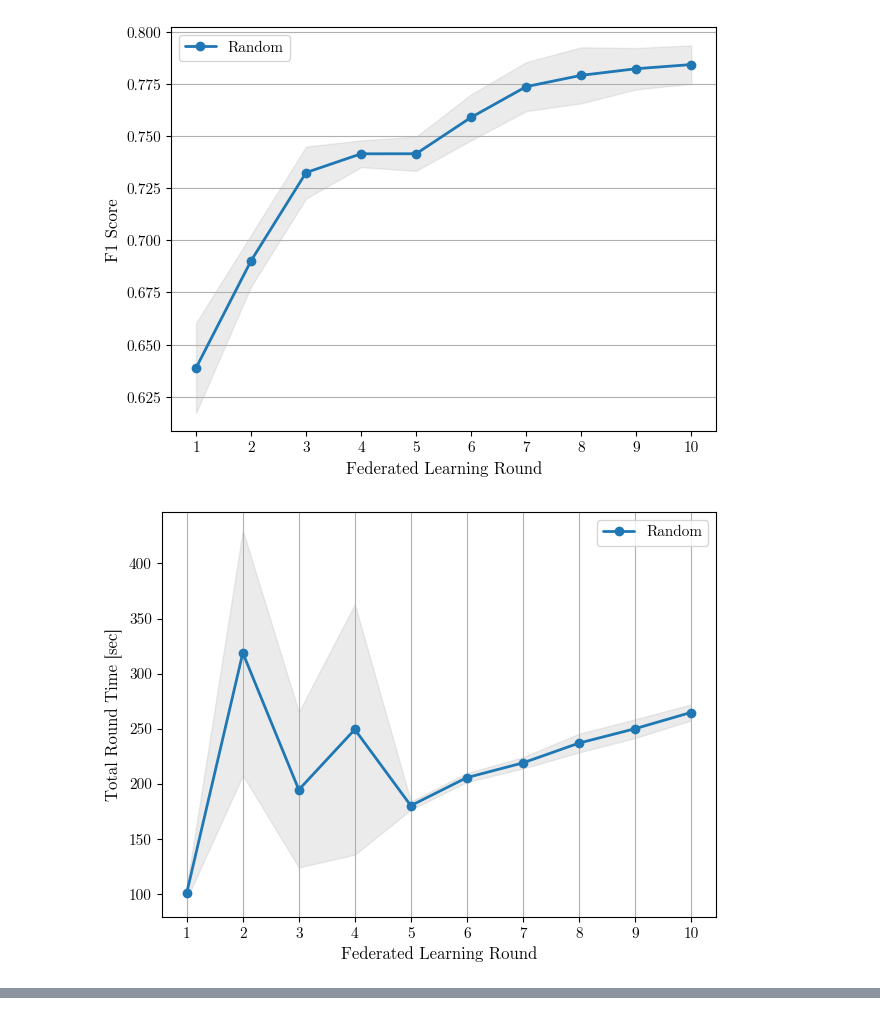
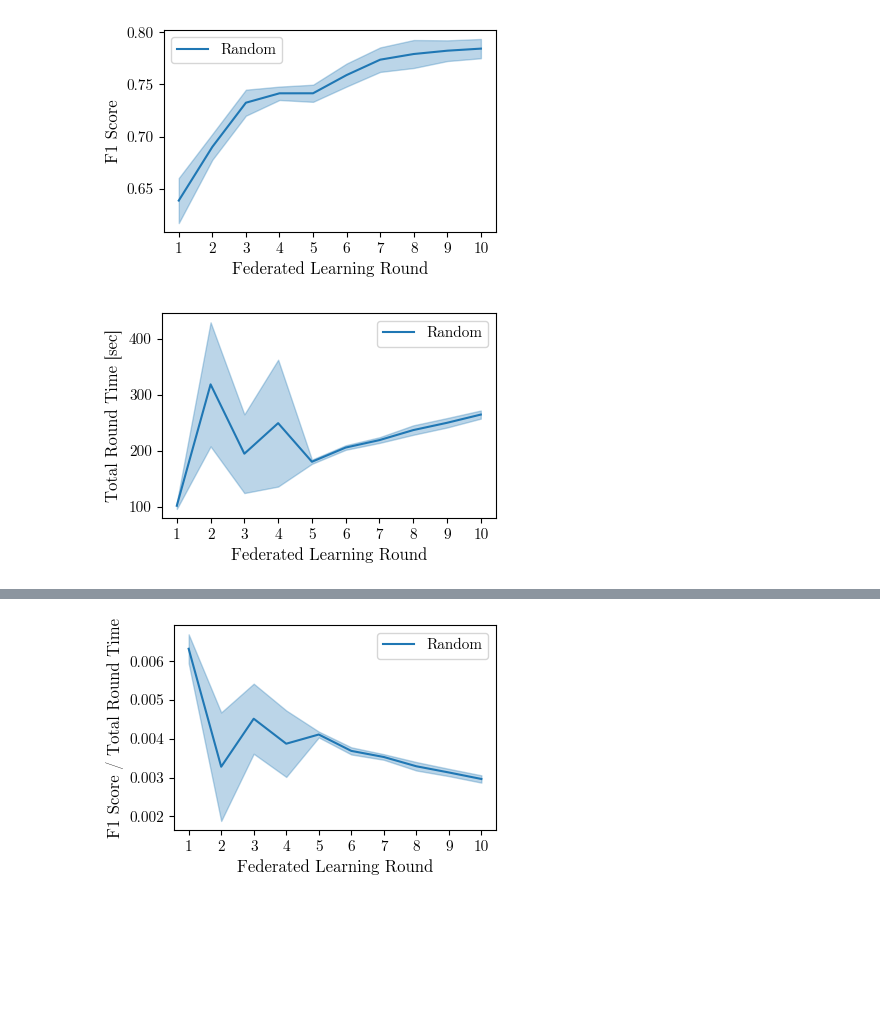
Before and after one commit to IvanComp/AP4Fed, a Jupyter notebook: Experiments/Paper Figures.ipynb, the cells around one changed output, grey strips where cells are left out. Saved outputs shown, nothing was run; the diff lists cells and outputs as text; code cells hidden in the pictures; blank space fills up the shorter version.

```diff
--- a/Experiments/Paper Figures.ipynb
+++ b/Experiments/Paper Figures.ipynb
@@ -351,7 +382,10 @@ import pandas as pd, numpy as np
 import matplotlib.pyplot as plt
 from matplotlib.ticker import FuncFormatter
 
-SAVEFIG=False
+SAVEFIG=True
+SAVEPATH='./'  # imposta a '../Images/Anti_Corruption_Layer/' se vuoi salvare lì
+os.makedirs(SAVEPATH, exist_ok=True)
+
 BASE_DIR='.'
 plt.rcParams['font.family']='CMU Serif'
 plt.rcParams['axes.labelsize']=12
@@ -361,8 +395,13 @@ plt.rcParams['legend.fontsize']=11
 
 folders={"random":"Random","voting-based":"Voting-Based","role-based":"Role-Based","debate-based":"Debate-Based"}
 order=list(folders.values())
-mark={"Random":"o","Voting-Based":"s","Role-Based":"^","Debate-Based":"D"}
+mark={"Random":"o","Voting-Based":"s","Role-Based":"^","Debate-Based":"D"}  # non usato, lasciato intatto
 ls={"Random":"-","Voting-Based":"--","Role-Based":":","Debate-Based":"-."}
+
+# ===== Scegli qui i 4 colori (Random, Voting-Based, Role-Based, Debate-Based) =====
+PALETTE = ["#1f77b4", "#ff7f0e", "#2ca02c", "#d62728"]  # <— cambia questi 4
+COLORS = {name: PALETTE[i] for i, name in enumerate(order)}
+# ================================================================================
 
 files=sum([glob.glob(os.path.join(BASE_DIR,k,"*.csv")) for k in folders],[])
 def read_norm(p):
@@ -386,42 +425,60 @@ def read_norm(p):
 
 DF=pd.concat([read_norm(p) for p in files],ignore_index=True)
 G=DF.groupby(["approach","run","round"],as_index=False).mean(numeric_only=True)
-A=G.groupby(["approach","round"]).agg({"F1":["mean","std","count"],"total_time":["mean","std","count"],"training_time":["mean","std","count"],"communication_time":["mean","std","count"]})
+
+# score = F1 / total_time (evito divisioni per zero)
+G["score"] = G["F1"] / G["total_time"].replace(0, np.nan)
+
+A=G.groupby(["approach","round"]).agg({
+    "F1":["mean","std","count"],
+    "total_time":["mean","std","count"],
+    "training_time":["mean","std","count"],
+    "communication_time":["mean","std","count"],
+    "score":["mean","std","count"],
+})
 present=list(pd.Index(order).intersection(A.index.get_level_values("approach").unique()))
 xt=sorted(A.index.get_level_values("round").unique())
 
 def kfmt(x,pos):
     if x==0: return "0"
     if abs(x)>=1000:
         v=x/1000.0
         return f"{v:.1f}k" if (v%1) else f"{int(v)}k"
     return f"{int(x)}"
 
+FIGSIZE = (4.2, 2.8)     # scegli tu; prova 4.2x2.8 o 5.0x3.2
+plt.rcParams['figure.figsize'] = FIGSIZE
 def draw(metric,ylabel,grid_axis,yfmt=False,fname=None):
-    fig,ax=plt.subplots()
+    fig,ax = plt.subplots(figsize=FIGSIZE)
     for a in present:
         stat=A.loc[a,metric]
         m=stat["mean"]
         s=stat["std"].fillna(0)
         n=stat["count"].clip(lower=1)
         ci=1.96*s/np.sqrt(n)
         lo=m-ci; hi=m+ci
         if metric=="F1":
             lo=lo.clip(0,1); hi=hi.clip(0,1)
-        ax.plot(m.index,m.values,label=a,marker=mark[a],linewidth=2,linestyle=ls[a],solid_capstyle="round")
-        ax.fill_between(m.index,lo.values,hi.values,alpha=0.25,color="#b3b3b3")
+        color = COLORS.get(a)
+
+        # Stile come esempio: niente marker, niente grid, fill alpha=0.3
+        ax.plot(m.index, m.values, linestyle=ls[a], label=a, color=color)
+        ax.fill_between(m.index, lo.values, hi.values, alpha=0.3, color=color)
+
     ax.set_xlabel("Federated Learning Round"); ax.set_ylabel(ylabel)
     ax.set_xticks(xt)
-    ax.grid(True,axis=grid_axis); ax.set_axisbelow(True)
+    # nessuna grid (mantengo il parametro grid_axis per compatibilità)
     if yfmt: ax.yaxis.set_major_formatter(FuncFormatter(kfmt))
     ax.legend(); plt.tight_layout()
-    _=SAVEFIG and plt.savefig(fname or f"{metric}.pdf",bbox_inches="tight")
+    if SAVEFIG:
+        plt.savefig(os.path.join(SAVEPATH, fname or f"{metric}.pdf"), bbox_inches="tight")
     plt.show()
 
-draw("F1","F1 Score","y",False,"Coordination_F1.pdf")
-draw("total_time","Total Round Time [sec]","x",True,"Coordination_TotalTime.pdf")
-draw("training_time","Training Time [sec]","x",True,"Coordination_TrainingTime.pdf")
-draw("communication_time","Communication Time [sec]","x",True,"Coordination_CommTime.pdf")
+draw("F1","F1 Score","y",False,"F1.pdf")
+draw("total_time","Total Round Time [sec]","x",True,"TotalTime.pdf")
+draw("training_time","Training Time [sec]","x",True,"TrainingTime.pdf")
+draw("communication_time","Communication Time [sec]","x",True,"CommTime.pdf")
+draw("score","F1 Score / Total Round Time","x",False,"Score.pdf")
 # %% [output]
-[figure, old version]
+[figure, new version]
-[figure, old version]
+[figure, new version]
@@ -429,0 +487 @@ draw("communication_time","Communication Time [sec]","x",True,"Coordination_Comm
+[figure, added]
```
Also changed, not shown: parts of 3 cells of this notebook, 14 other files.
